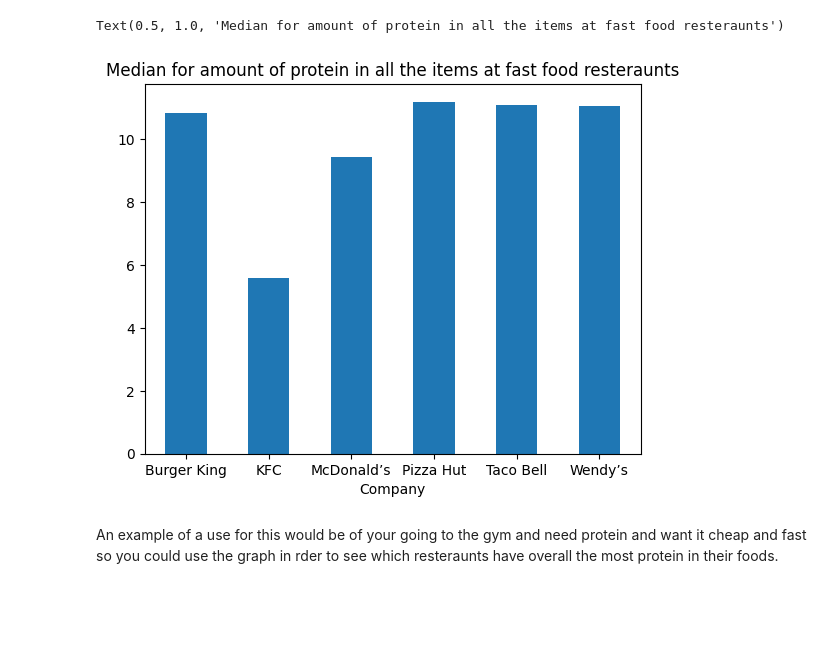
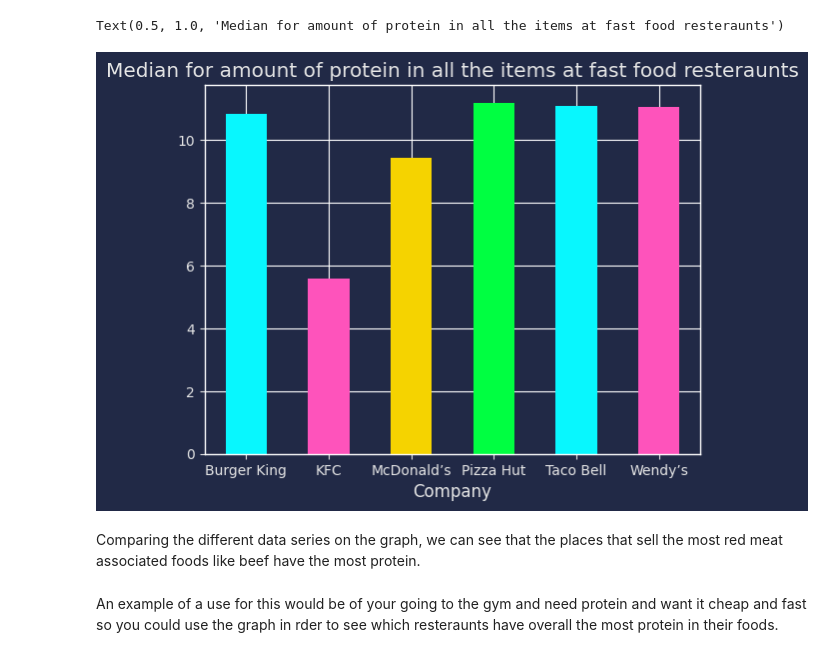
Before and after one commit to SeanJamesJr/Unit2, a Jupyter notebook: project.ipynb, the cells around one changed output. Drawn from its saved outputs; the diff is of its cells as text; code cells hidden in the pictures; blank space fills up the shorter version.

```diff
--- a/project.ipynb
+++ b/project.ipynb
@@ -3,5 +3,17 @@ import pandas as pd
 df = pd.read_csv('FastFoodNutritionMenuV3.csv')
 df['Protein(g)'] = pd.to_numeric(df['Protein(g)'], errors='coerce')
 df.head()
+plt.style.use("dark_background")
+for param in ['text.color', 'axes.labelcolor', 'xtick.color', 'ytick.color']:
+    plt.rcParams[param] = '0.9'  # very light grey
 
-# opens FastFoodNutritionMenuV3.csv to read
+for param in ['figure.facecolor', 'axes.facecolor', 'savefig.facecolor']:
+    plt.rcParams[param] = '#212946'  # bluish dark grey
+
+colors = [
+    '#08F7FE',  # teal/cyan
+    '#FE53BB',  # pink
+    '#F5D300',  # yellow
+    '#00ff41',  # matrix green
+]
+# opens FastFoodNutritionMenuV3.csv to read an adds style and color
@@ -17,13 +22,15 @@ data1 = df.groupby(['Company'])['Protein(g)'].mean()
 # sets data to each columns info
 # %%
 import matplotlib.pyplot as plt
-data1.plot.bar(x='Company', y = 'Protein',rot=0);
+data1.plot.bar(x='Company', y = 'Protein',rot=0, color=colors );
 plt.title('Median for amount of protein in all the items at fast food resteraunts')
 
 #plots data on graph
 # %% [output]
 Text(0.5, 1.0, 'Median for amount of protein in all the items at fast food resteraunts')
-[figure, old version]
+[figure, new version]
+# %% [markdown]
+Comparing the different data series on the graph, we can see that the places that sell the most red meat associated foods like beef have the most protein.
 # %% [markdown]
 An example of a use for  this would be of your going to the gym and need protein and want it cheap and fast so you could use the graph in rder to see which resteraunts have overall the most protein in their foods.
 # %%
```
Also changed, not shown: parts of 11 cells of this notebook.
